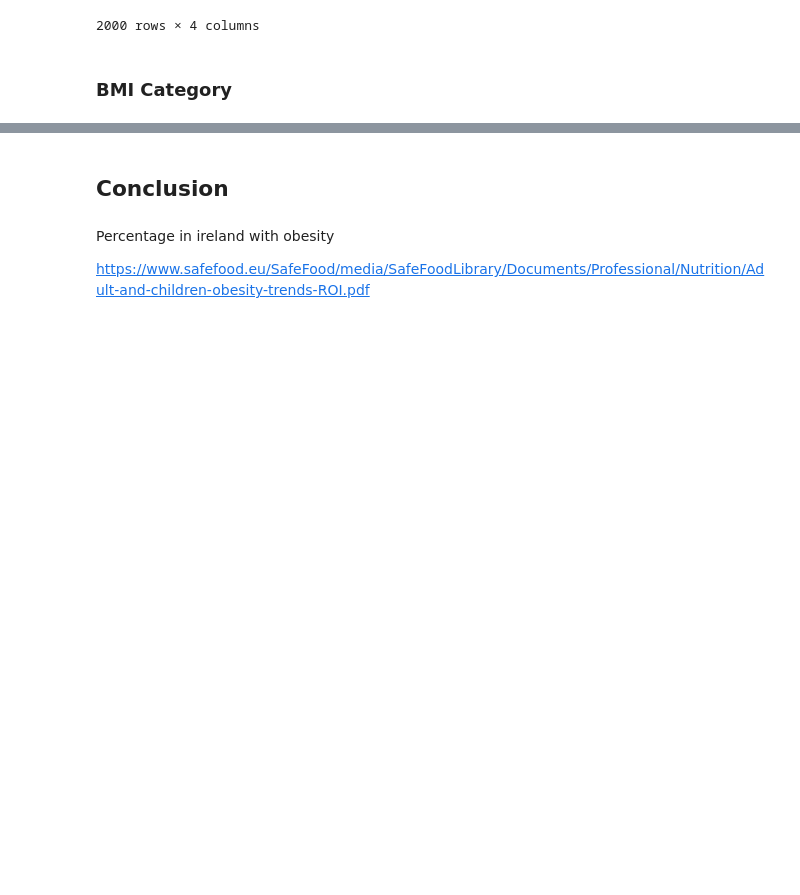
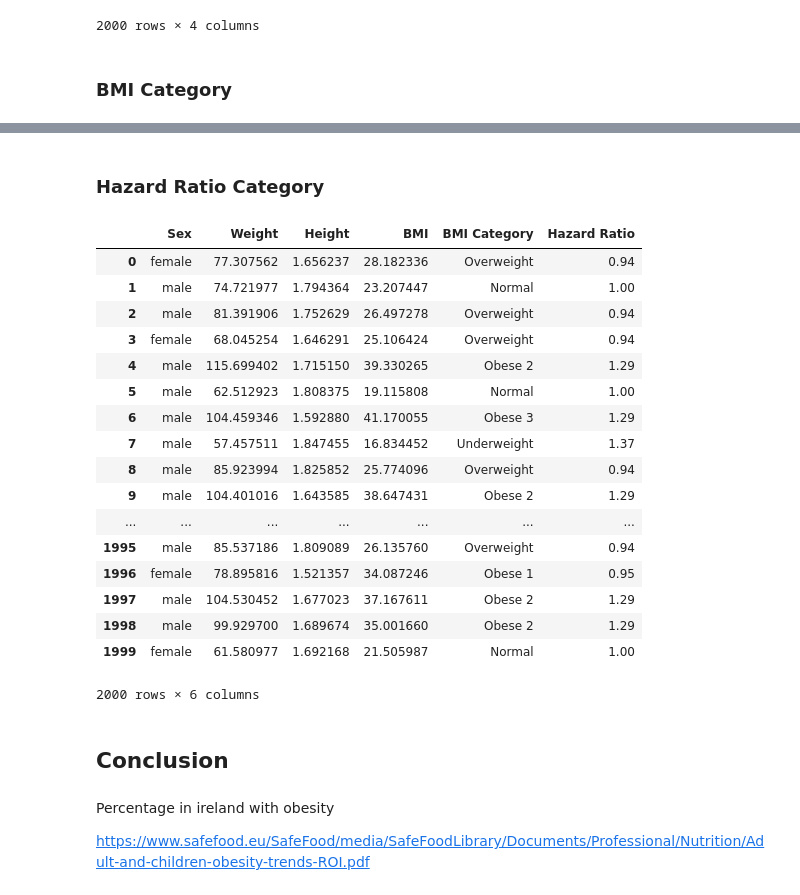
Before and after one commit to declanbarr/simulated-dataset, a Jupyter notebook: simulated-dataset.ipynb, the cells around one changed output, grey strips where cells are left out. Drawn from its saved outputs; the diff is of its cells as text; code cells hidden in the pictures; blank space fills up the shorter version.

Commit message:
Added Hazard Ratios to DataFrame

```diff
--- a/simulated-dataset.ipynb
+++ b/simulated-dataset.ipynb
@@ -556,4 +541,34 @@ simdf
 2000 rows × 5 columns
+# %% [markdown]
+### Hazard Ratio Category
+# %%
+HRCategories = [1.37, 1, 0.94, 0.95, 1.29]
+
+HRArray = pd.cut(simdf.BMI, [0.0, 18.5, 25.0, 30.0, 35.0, 1000.0], labels=HRCategories, retbins=True, right=False)
+
+# HRArray returns a 2D array, first row (index 0) contains the values
+simdf['Hazard Ratio'] = HRArray[0]
+
+simdf
+# %% [output]
+|  | Sex | Weight | Height | BMI | BMI Category | Hazard Ratio |
+| 0 | female | 77.307562 | 1.656237 | 28.182336 | Overweight | 0.94 |
+| 1 | male | 74.721977 | 1.794364 | 23.207447 | Normal | 1.00 |
+| 2 | male | 81.391906 | 1.752629 | 26.497278 | Overweight | 0.94 |
+| 3 | female | 68.045254 | 1.646291 | 25.106424 | Overweight | 0.94 |
+| 4 | male | 115.699402 | 1.715150 | 39.330265 | Obese 2 | 1.29 |
+| 5 | male | 62.512923 | 1.808375 | 19.115808 | Normal | 1.00 |
+| 6 | male | 104.459346 | 1.592880 | 41.170055 | Obese 3 | 1.29 |
+| 7 | male | 57.457511 | 1.847455 | 16.834452 | Underweight | 1.37 |
+| 8 | male | 85.923994 | 1.825852 | 25.774096 | Overweight | 0.94 |
+| 9 | male | 104.401016 | 1.643585 | 38.647431 | Obese 2 | 1.29 |
+| ... | ... | ... | ... | ... | ... | ... |
+| 1995 | male | 85.537186 | 1.809089 | 26.135760 | Overweight | 0.94 |
+| 1996 | female | 78.895816 | 1.521357 | 34.087246 | Obese 1 | 0.95 |
+| 1997 | male | 104.530452 | 1.677023 | 37.167611 | Obese 2 | 1.29 |
+| 1998 | male | 99.929700 | 1.689674 | 35.001660 | Obese 2 | 1.29 |
+| 1999 | female | 61.580977 | 1.692168 | 21.505987 | Normal | 1.00 |
+2000 rows × 6 columns
 # %% [markdown]
 ## Conclusion
 # %% [markdown]
```
Also changed, not shown: parts of 14 cells of this notebook.
